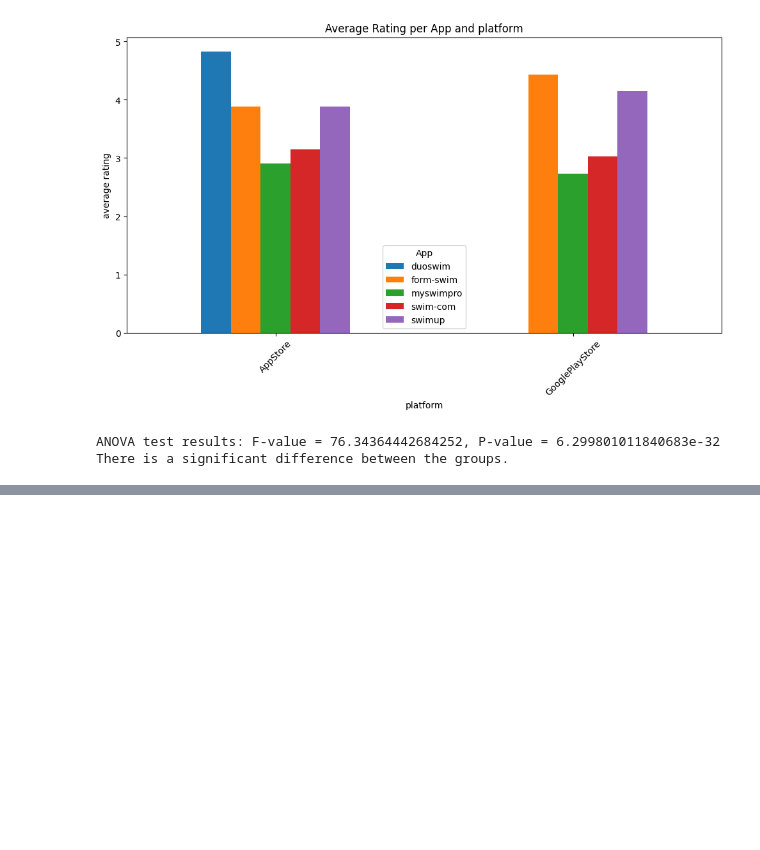
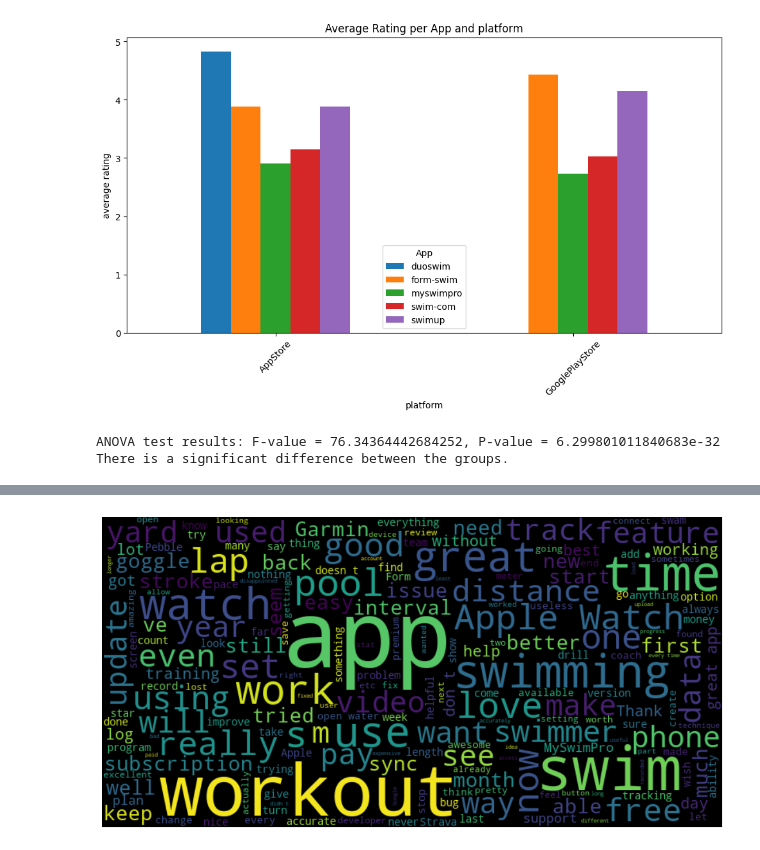
Before and after one commit to momonong/swim-apps-reviews-analysis, a Jupyter notebook: data_mining/da.ipynb, the cells around one changed output, grey strips where cells are left out. Saved outputs shown, nothing was run; the diff lists cells and outputs as text; code cells hidden in the pictures; blank space fills up the shorter version.

Commit message:
Try some simple analysis methods on data

```diff
--- a/data_mining/da.ipynb
+++ b/data_mining/da.ipynb
@@ -227,0 +234,3 @@ There is a significant difference between the groups.
+# %%
+df = pd.read_csv('new_result/all_concat.csv')
+df.head()
@@ -227,0 +257,4 @@ There is a significant difference between the groups.
+# %%
+df['date'] = pd.to_datetime(df['date'])
+df.set_index('date', inplace=True)
+reviews_over_time = df.resample('M').size()
@@ -227,0 +285,3 @@ There is a significant difference between the groups.
+# %%
+df['sentiment'] = df['review'].apply(lambda x: TextBlob(str(x)).sentiment.polarity)
+df['sentiment'].describe()
@@ -227,0 +298,20 @@ There is a significant difference between the groups.
+# %%
+import matplotlib.pyplot as plt
+
+# Ensure textblob and wordcloud are installed
+# pip install textblob wordcloud
+
+# Assuming df is your DataFrame and it has a column 'review' containing the text of the reviews.
+# Concatenate all review text into one large string
+text = ' '.join(df['review'].dropna().tolist())
+
+# Generate a word cloud image from the text
+wordcloud = WordCloud(width=800, height=400).generate(text)
+
+# Display the generated word cloud image
+plt.figure(figsize=(15, 7))
+plt.imshow(wordcloud, interpolation='bilinear')
+plt.axis('off')  # to turn off axis
+plt.show()
+# %% [output]
+[figure, added]
```
Also changed, not shown: parts of 7 cells of this notebook.
